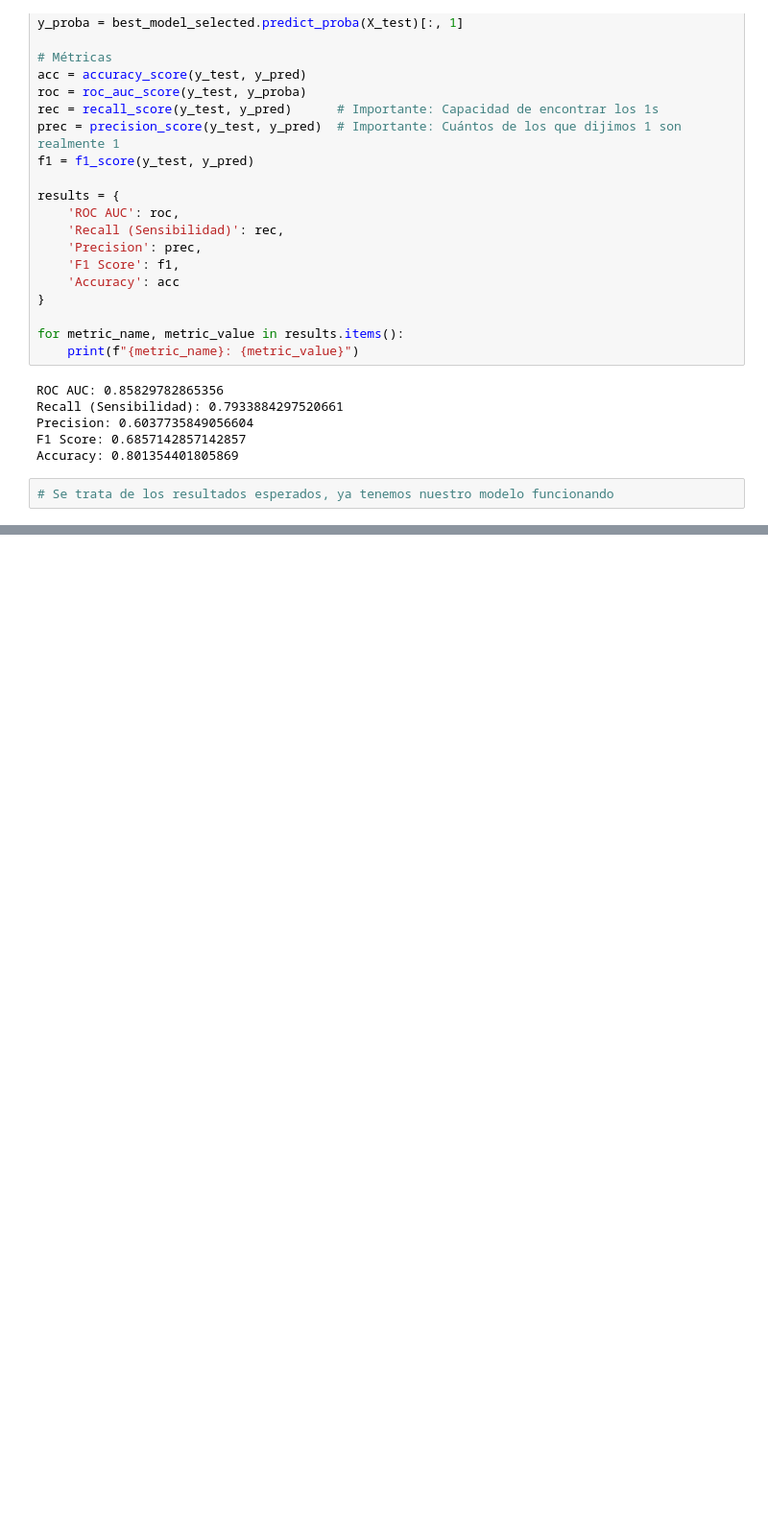
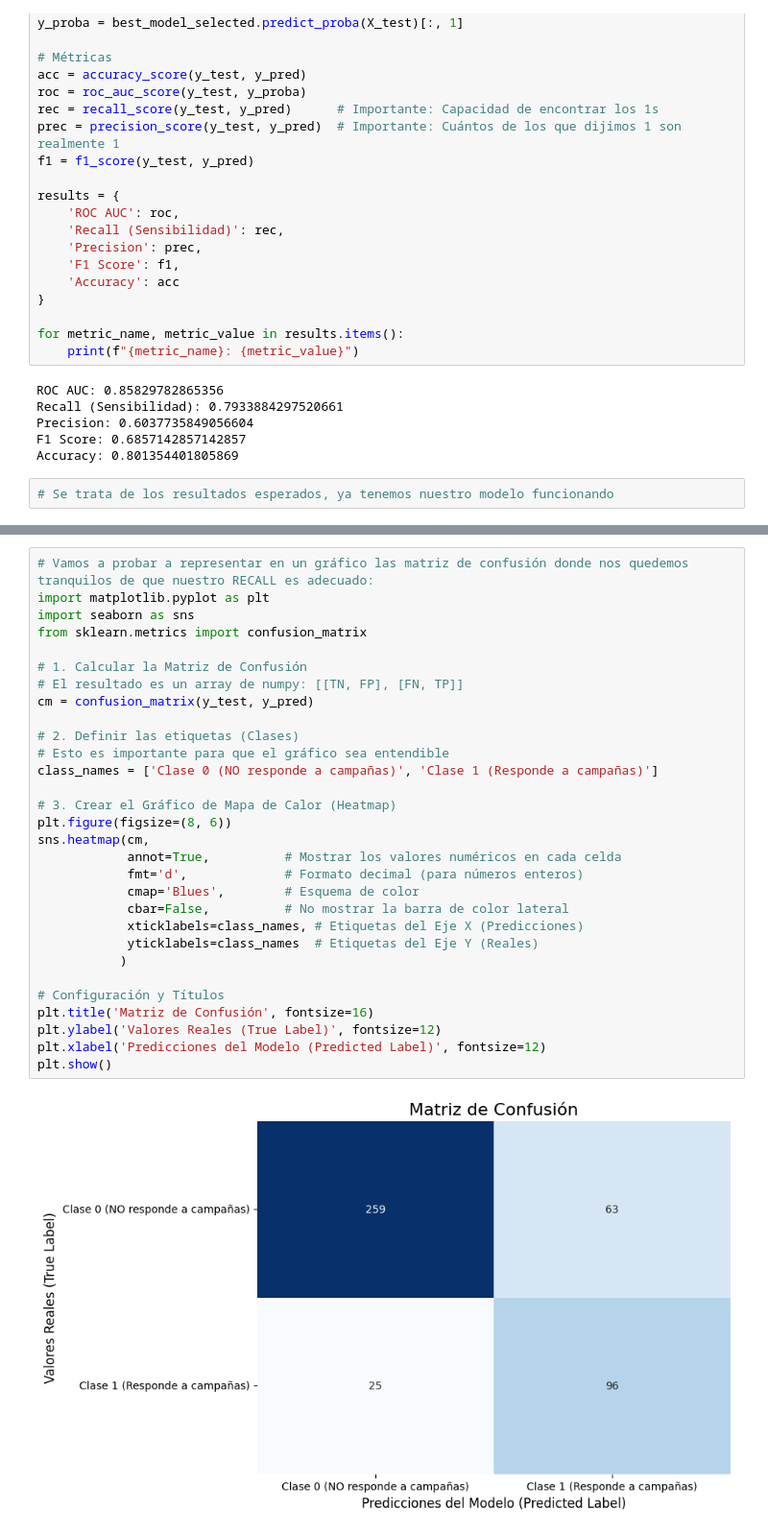
Before and after one commit to ZZubi/ML_Marketing_Segmentation, a Jupyter notebook: notebooks/03-Modelos_Clasificacion_Target_Campaign_Responsiveness.ipynb, the cells around one changed output, grey strips where cells are left out. Shown at 96% size. Drawn from its saved outputs; the diff is of its cells as text; blank space fills up the shorter version.

```diff
--- a/notebooks/03-Modelos_Clasificacion_Target_Campaign_Responsiveness.ipynb
+++ b/notebooks/03-Modelos_Clasificacion_Target_Campaign_Responsiveness.ipynb
@@ -647,0 +656,32 @@ Accuracy: 0.801354401805869
+# %%
+# Vamos a probar a representar en un gráfico las matriz de confusión donde nos quedemos tranquilos de que nuestro RECALL es adecuado:
+import matplotlib.pyplot as plt
+import seaborn as sns
+from sklearn.metrics import confusion_matrix
+
+# 1. Calcular la Matriz de Confusión
+# El resultado es un array de numpy: [[TN, FP], [FN, TP]]
+cm = confusion_matrix(y_test, y_pred)
+
+# 2. Definir las etiquetas (Clases)
+# Esto es importante para que el gráfico sea entendible
+class_names = ['Clase 0 (NO responde a campañas)', 'Clase 1 (Responde a campañas)']
+
+# 3. Crear el Gráfico de Mapa de Calor (Heatmap)
+plt.figure(figsize=(8, 6))
+sns.heatmap(cm,
+            annot=True,          # Mostrar los valores numéricos en cada celda
+            fmt='d',             # Formato decimal (para números enteros)
+            cmap='Blues',        # Esquema de color
+            cbar=False,          # No mostrar la barra de color lateral
+            xticklabels=class_names, # Etiquetas del Eje X (Predicciones)
+            yticklabels=class_names  # Etiquetas del Eje Y (Reales)
+           )
+
+# Configuración y Títulos
+plt.title('Matriz de Confusión', fontsize=16)
+plt.ylabel('Valores Reales (True Label)', fontsize=12)
+plt.xlabel('Predicciones del Modelo (Predicted Label)', fontsize=12)
+plt.show()
+# %% [output]
+[figure, added]
```
Also changed, not shown: parts of 1 cell of this notebook, 11 other files.
